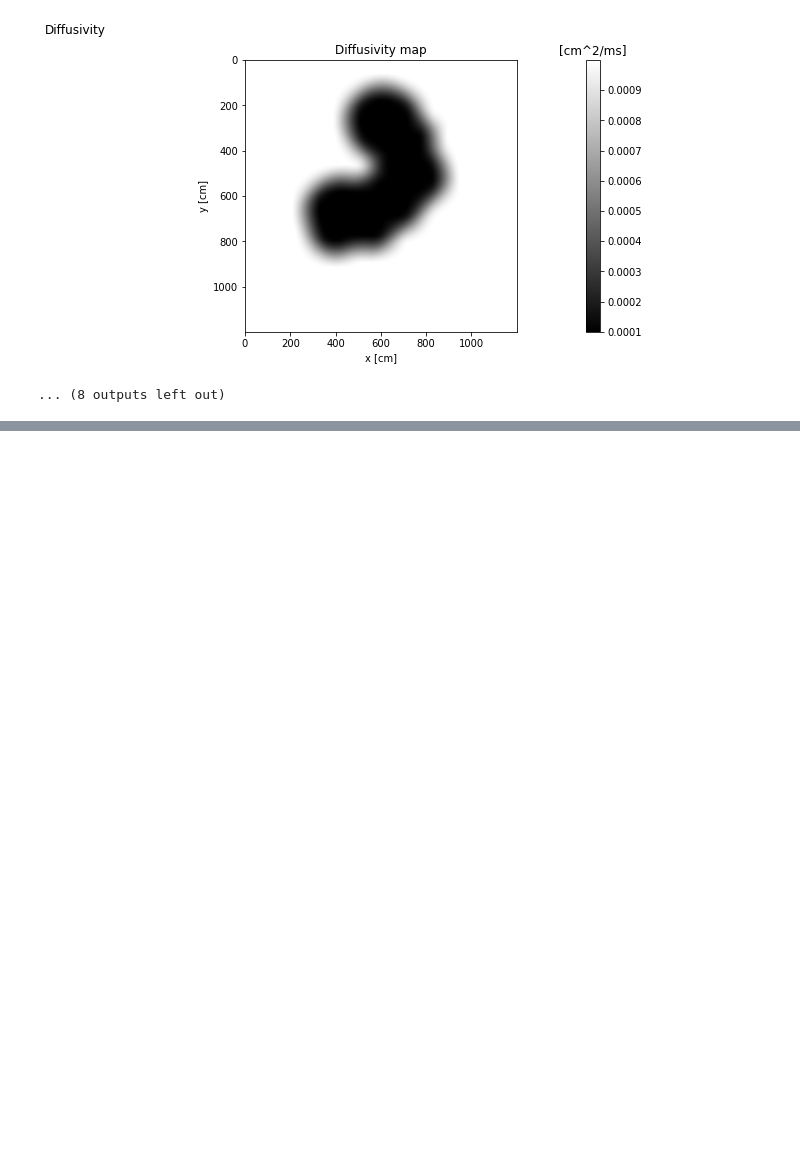
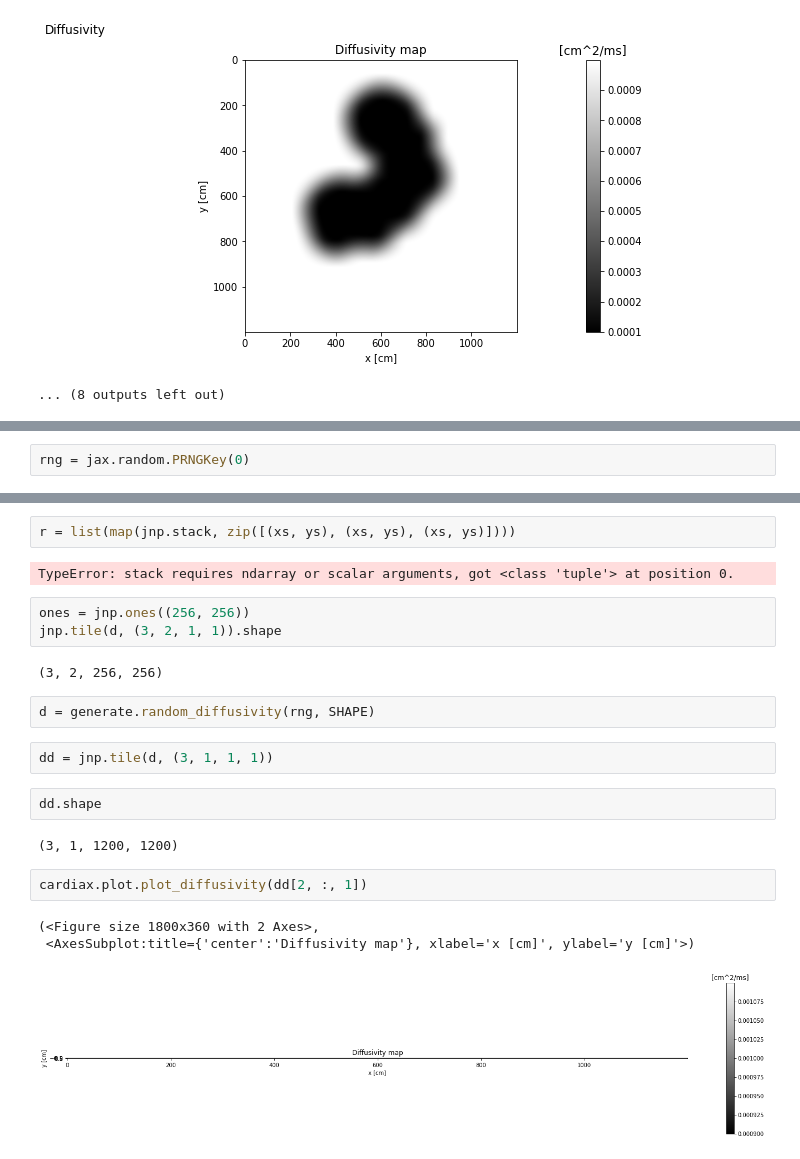
Before and after one commit to epignatelli/cardiax, a Jupyter notebook: deepx/DataGeneration.ipynb, the cells around one changed output, grey strips where cells are left out. Drawn from its saved outputs; the diff is of its cells as text; blank space fills up the shorter version.

```diff
--- a/deepx/DataGeneration.ipynb
+++ b/deepx/DataGeneration.ipynb
@@ -152,0 +159,2 @@ NameError: name 'normalise' is not defined
+# %%
+rng = jax.random.PRNGKey(0)
@@ -152,0 +169,23 @@ NameError: name 'normalise' is not defined
+# %%
+r = list(map(jnp.stack, zip([(xs, ys), (xs, ys), (xs, ys)])))
+# %% [output]
+TypeError: stack requires ndarray or scalar arguments, got <class 'tuple'> at position 0.
+# %%
+ones = jnp.ones((256, 256))
+jnp.tile(d, (3, 2, 1, 1)).shape
+# %% [output]
+(3, 2, 256, 256)
+# %%
+d = generate.random_diffusivity(rng, SHAPE)
+# %%
+dd = jnp.tile(d, (3, 1, 1, 1))
+# %%
+dd.shape
+# %% [output]
+(3, 1, 1200, 1200)
+# %%
+cardiax.plot.plot_diffusivity(dd[2, :, 1])
+# %% [output]
+(<Figure size 1800x360 with 2 Axes>,
+ <AxesSubplot:title={'center':'Diffusivity map'}, xlabel='x [cm]', ylabel='y [cm]'>)
+[figure, added]
```
Also changed, not shown: parts of 5 cells of this notebook, 4 other files.
